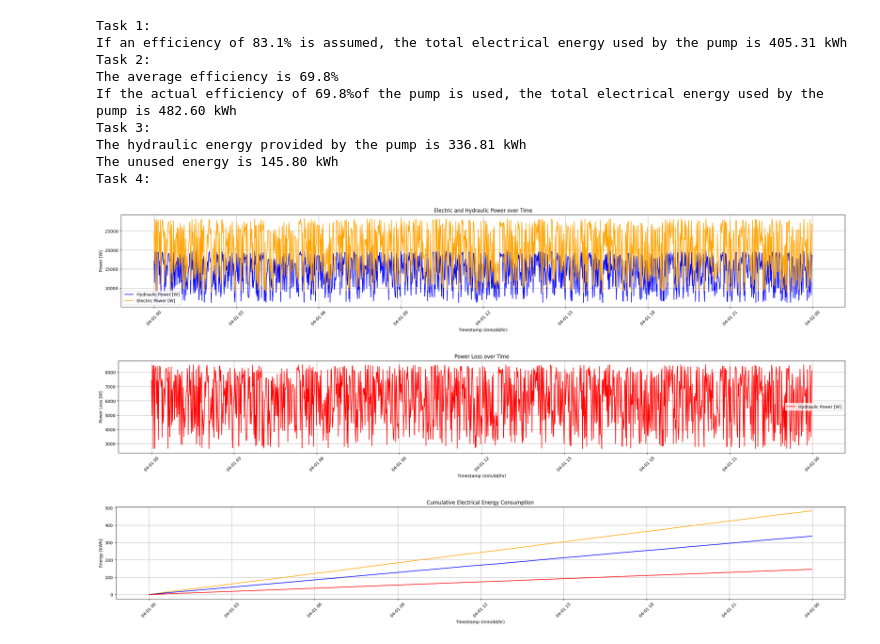
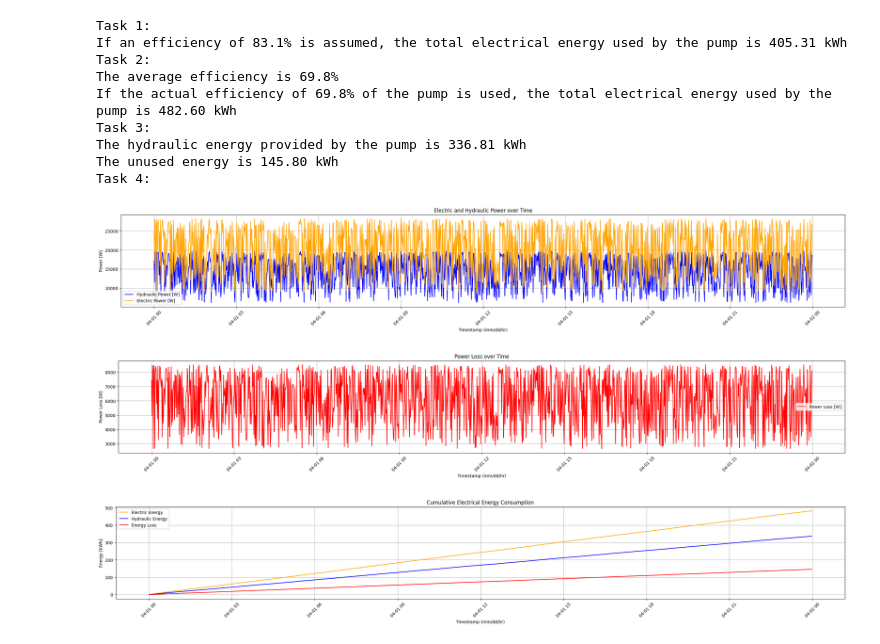
Before and after one commit to AlexTrompter/Pump-Analysis-for-Turbomachinery-Class, a Jupyter notebook: Abgabe_Strömungsmaschinen.ipynb, the cells around one changed output. Saved outputs shown, nothing was run; the diff lists cells and outputs as text; code cells hidden in the pictures.

```diff
--- a/Abgabe_Strömungsmaschinen.ipynb
+++ b/Abgabe_Strömungsmaschinen.ipynb
@@ -83,7 +83,7 @@ input_energy_kilojoule_new = input_energy_joule_new / 1000  #kJ
 input_energy_kWh_new = input_energy_kilojoule_new / 3600    #kWh
 
 #Give out a result with the total electrical energy consumed by the pump
-print(f"If the actual efficiency of 69.8%of the pump is used, the total electrical energy used by the pump is {input_energy_kWh_new:.2f} kWh")
+print(f"If the actual efficiency of {average_efficiency_per:.1f}% of the pump is used, the total electrical energy used by the pump is {input_energy_kWh_new:.2f} kWh")
 
 #####################################
 ###Task 3: Calculate unused energy###
@@ -137,38 +137,40 @@ plt.plot(df['Timestamp'], P_loss, label='Hydraulic Power [W]', color='red')
 plt.title('Power Loss over Time')
 plt.xlabel('Timestamp (mm/dd/hr)')
 plt.ylabel('Power Loss [W]')
-plt.legend()
+plt.legend(['Power Loss [W]'])
 plt.grid(True)
 plt.tight_layout()
 plt.xticks(rotation=45)
 plt.show()
 
-#The second graph shows the accumulation of the total energy consumed by the pump
+#The third graph shows the accumulation of the total energy consumed by the pump
 
 cumulative_energy_electric = np.cumsum(P_elec_new * delta) / 3.6e6                  #Conversion of power [W] into energy [kWh]
 cumulative_energy_hydraulic = np.cumsum(P_hydr * delta) / 3.6e6                     #Conversion of power [W] into energy [kWh]
 cumulative_energy_loss = cumulative_energy_electric - cumulative_energy_hydraulic   #[kWh]
+
 plt.figure(figsize=(25, 4))
 plt.plot(df['Timestamp'], cumulative_energy_electric, color='orange')
 plt.plot(df['Timestamp'], cumulative_energy_hydraulic, color='blue')
 plt.plot(df['Timestamp'], cumulative_energy_loss, color='red')
 plt.title('Cumulative Electrical Energy Consumption')
 plt.xlabel('Timestamp (mm/dd/hr)')
 plt.ylabel('Energy [kWh]')
+plt.legend(['Electric Energy', 'Hydraulic Energy', 'Energy Loss'])
 plt.grid(True)
 plt.tight_layout()
 plt.xticks(rotation=45)
 plt.show()
 # %% [output]
 Task 1:
 If an efficiency of 83.1% is assumed, the total electrical energy used by the pump is 405.31 kWh
 Task 2:
 The average efficiency is 69.8%
-If the actual efficiency of 69.8%of the pump is used, the total electrical energy used by the pump is 482.60 kWh
+If the actual efficiency of 69.8% of the pump is used, the total electrical energy used by the pump is 482.60 kWh
 Task 3:
 The hydraulic energy provided by the pump is 336.81 kWh
 The unused energy is 145.80 kWh
 Task 4:
 [figure]
 [figure]
-[figure, old version]
+[figure, new version]
```
